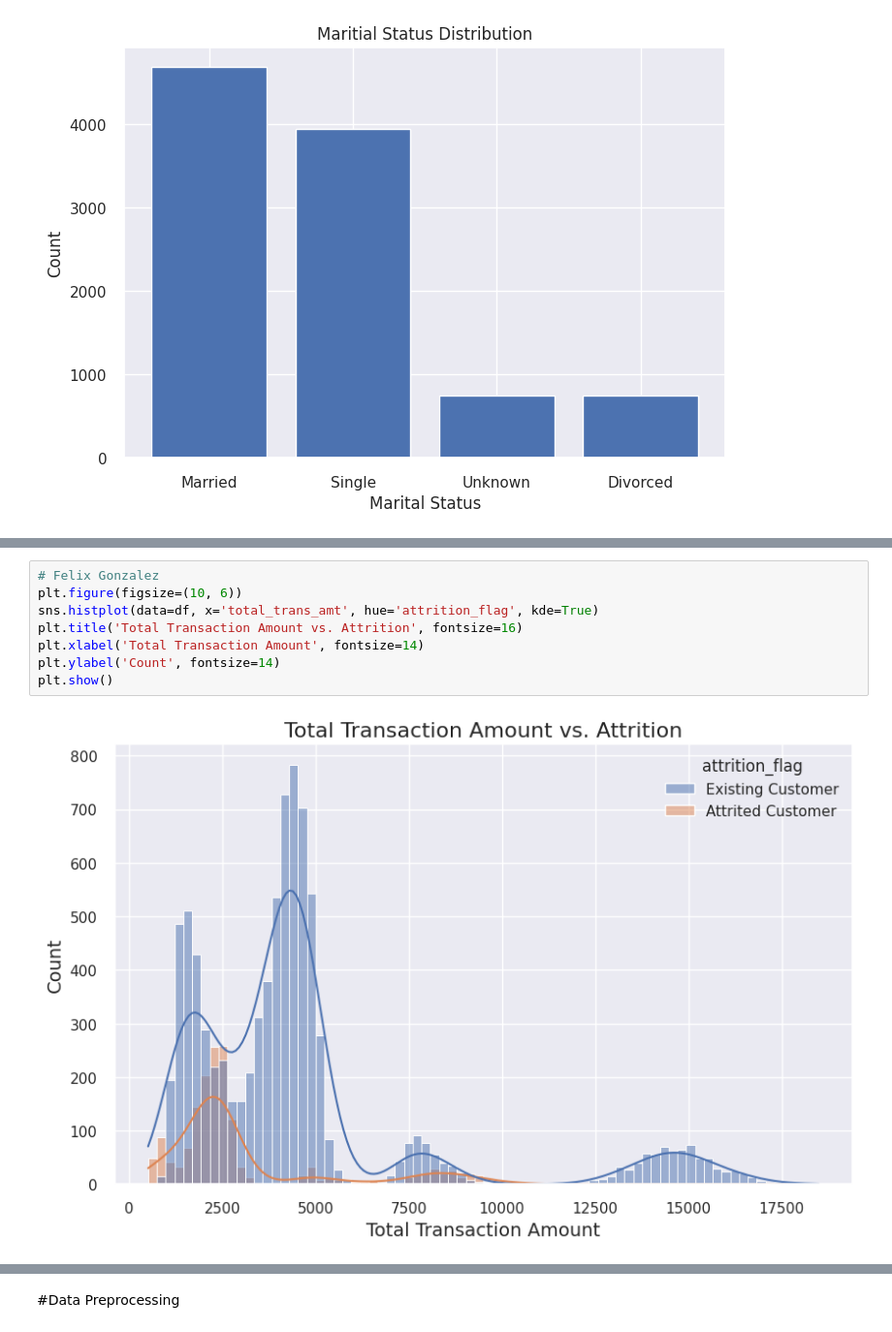
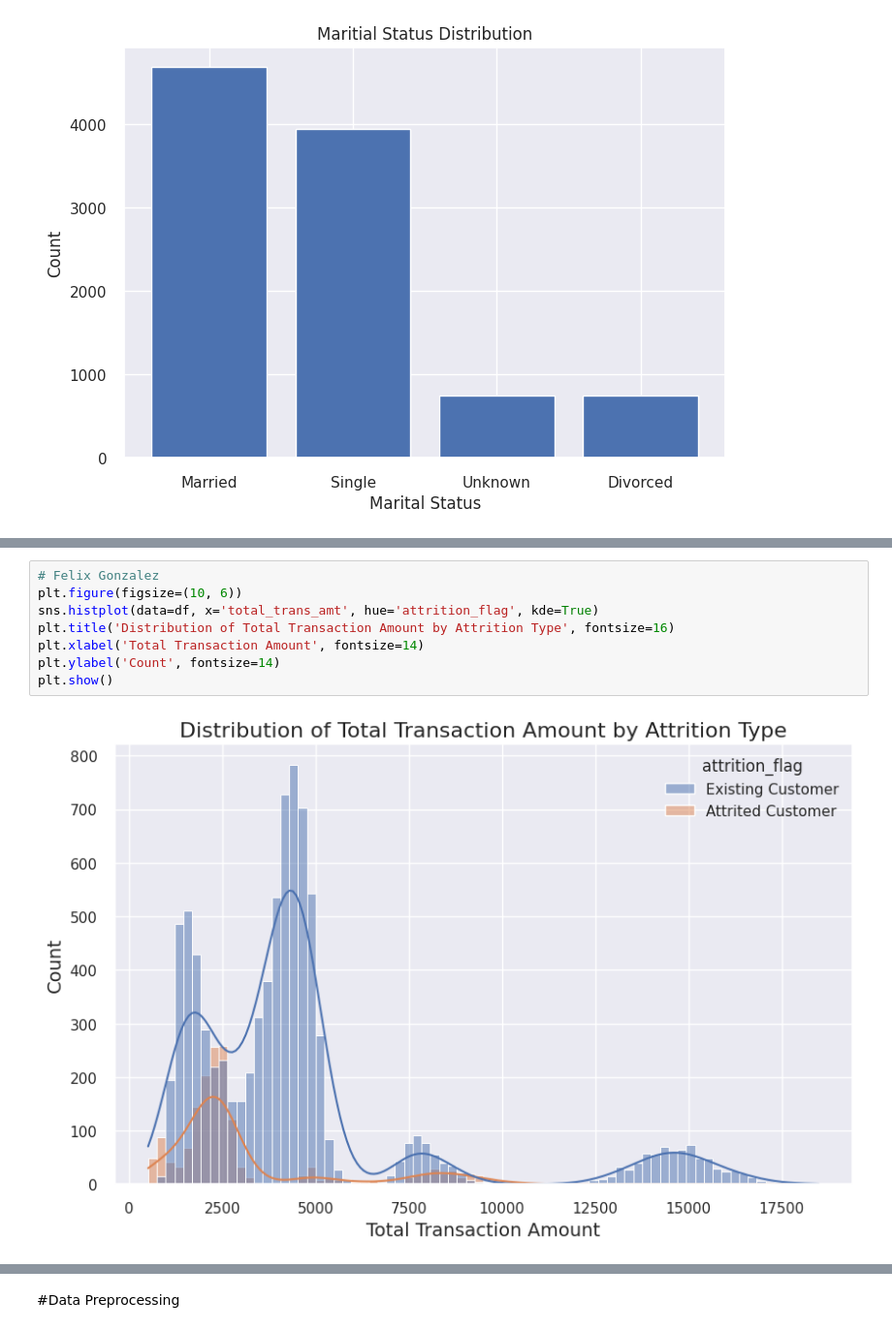
Before and after one commit to kazirshahria/bank-customer-churn, a Jupyter notebook: mlds_project.ipynb, the cells around one changed output, grey strips where cells are left out. Shown at 97% size. Saved outputs shown, nothing was run; the diff lists cells and outputs as text.

```diff
--- a/mlds_project.ipynb
+++ b/mlds_project.ipynb
@@ -217,10 +204,10 @@ plt.show()
 # %%
 # Felix Gonzalez
 plt.figure(figsize=(10, 6))
 sns.histplot(data=df, x='total_trans_amt', hue='attrition_flag', kde=True)
-plt.title('Total Transaction Amount vs. Attrition', fontsize=16)
+plt.title('Distribution of Total Transaction Amount by Attrition Type', fontsize=16)
 plt.xlabel('Total Transaction Amount', fontsize=14)
 plt.ylabel('Count', fontsize=14)
 plt.show()
 # %% [output]
-[figure, old version]
+[figure, new version]
```
Also changed, not shown: parts of 11 cells of this notebook, 1 other file.
